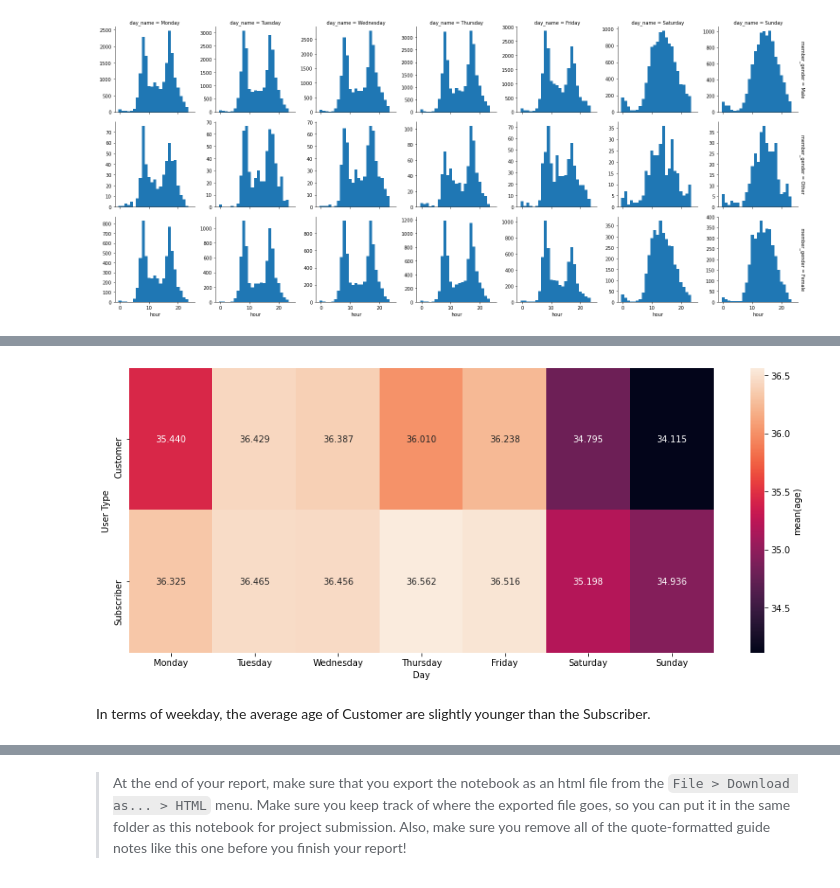
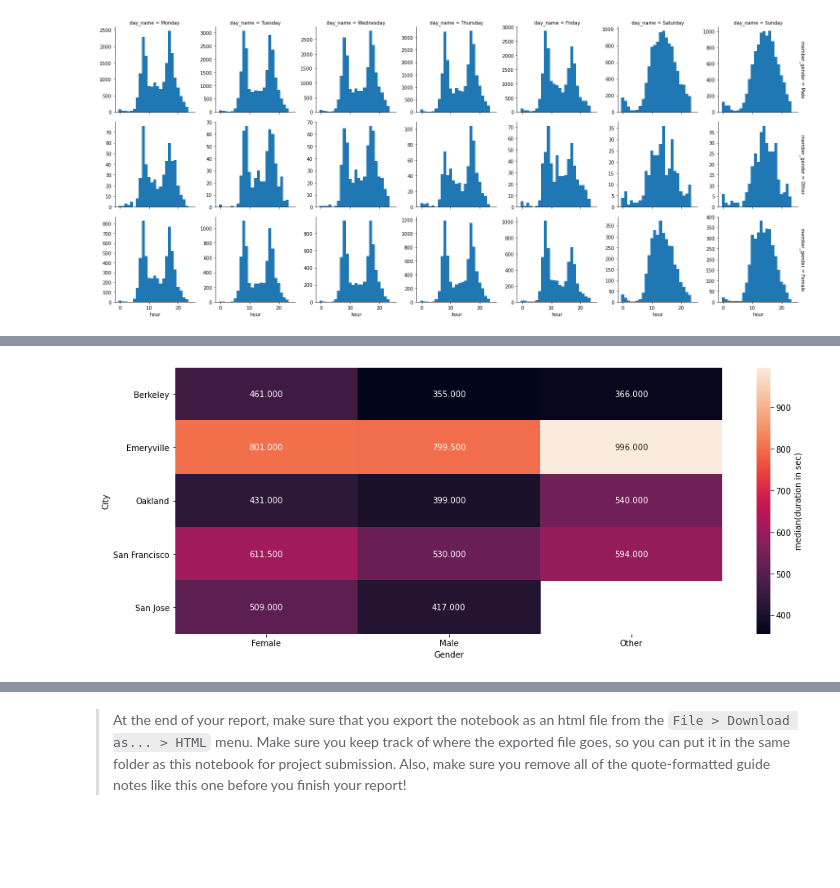
Before and after one commit to chefZau/Bike-System-Data-Exploration, a Jupyter notebook: BikeSystemExploration.ipynb, the cells around one changed output, grey strips where cells are left out. Cells and saved outputs as stored; diff of their text form; code cells hidden in the pictures; blank space fills up the shorter version.

Commit message:
create heatmap for city, gender and duration features

```diff
--- a/BikeSystemExploration.ipynb
+++ b/BikeSystemExploration.ipynb
@@ -505,15 +498,13 @@ user_type vs. age vs.
 # %%
 plt.figure(figsize=[15, 6])
 
-cat_means = df.groupby(["day_name", "user_type"]).mean()['age']
-cat_means = cat_means.reset_index(name="age_avg")
-cat_means = cat_means.pivot(index="user_type", columns="day_name", values="age_avg")
+cat_means = rides.groupby(["member_gender", "locality"]).median()['duration_sec']
+cat_means = cat_means.reset_index(name="duration_sec_avg")
+cat_means = cat_means.pivot(index="locality", columns="member_gender", values="duration_sec_avg")
 
-sns.heatmap(cat_means, annot=True, fmt=".3f", cbar_kws={"label":"mean(age)"});
+sns.heatmap(cat_means, annot=True, fmt=".3f", cbar_kws={"label":"median(duration in sec)"});
 
-plt.xlabel("Day")
-plt.ylabel("User Type");
+plt.xlabel("Gender")
+plt.ylabel("City");
 # %% [output]
-[figure, old version]
+[figure, new version]
-# %% [markdown]
-In terms of weekday, the average age of Customer are slightly younger than the Subscriber.
```
Also changed, not shown: parts of 9 cells of this notebook.
